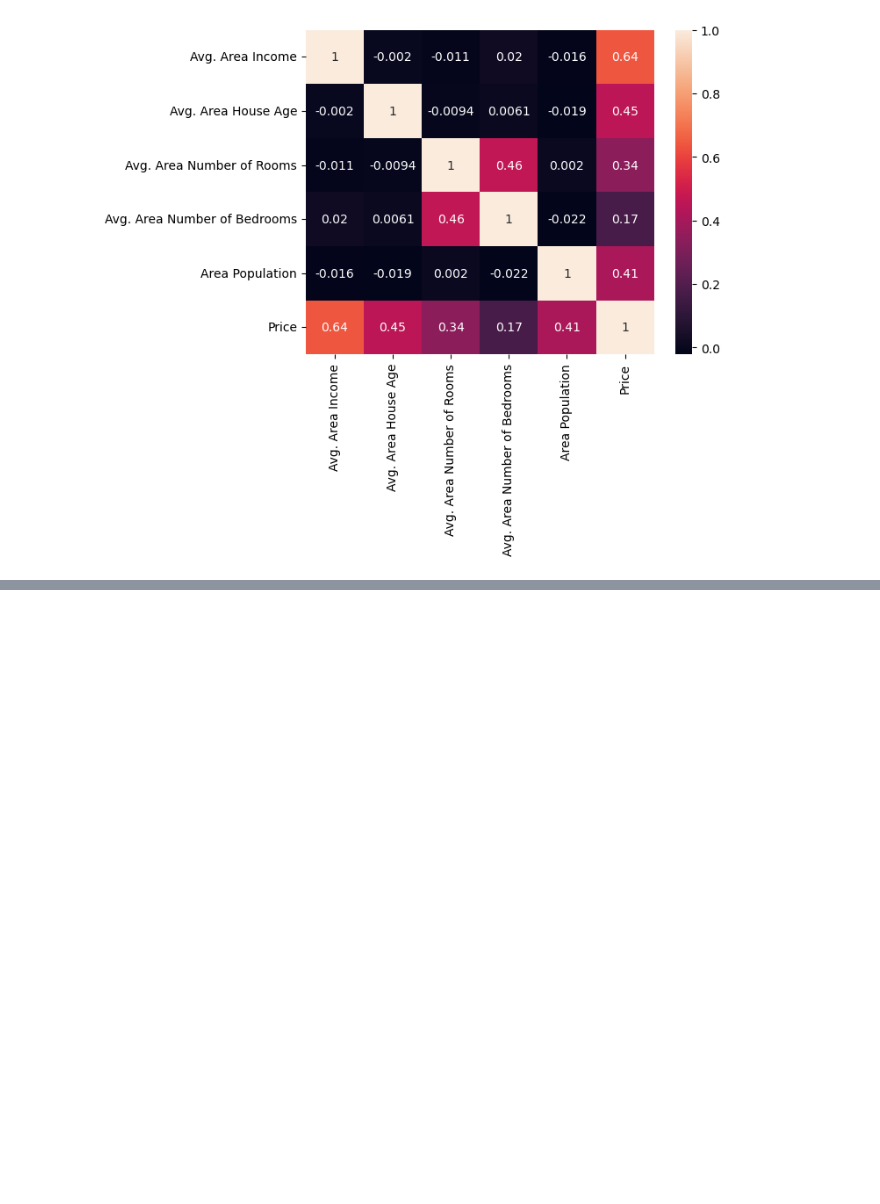
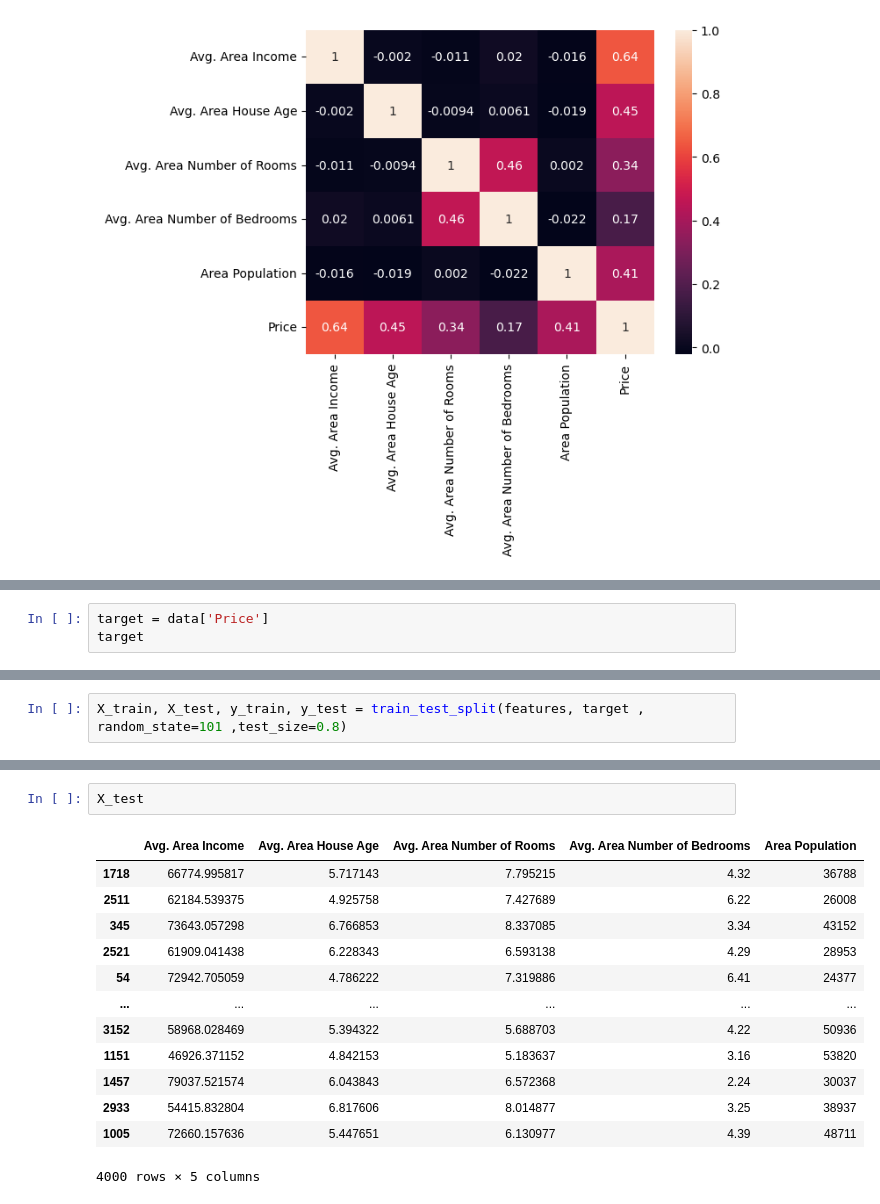
Before and after one commit to alex46x/Space, a Jupyter notebook: 04_AI_and_ML/Machine_Learning/USA_Housing/model.ipynb, the cells around one changed output, grey strips where cells are left out. Saved outputs shown, nothing was run; the diff lists cells and outputs as text; blank space fills up the shorter version.

```diff
--- a/04_AI_and_ML/Machine_Learning/USA_Housing/model.ipynb
+++ b/04_AI_and_ML/Machine_Learning/USA_Housing/model.ipynb
@@ -93,0 +126,3 @@ sns.heatmap(corr ,annot=True)
+# %%
+target = data['Price']
+target
@@ -93,0 +142,2 @@ sns.heatmap(corr ,annot=True)
+# %%
+X_train, X_test, y_train, y_test = train_test_split(features, target , random_state=101 ,test_size=0.8)
@@ -93,0 +184,16 @@ sns.heatmap(corr ,annot=True)
+# %%
+X_test
+# %% [output]
+|  | Avg. Area Income | Avg. Area House Age | Avg. Area Number of Rooms | Avg. Area Number of Bedrooms | Area Population |
+| 1718 | 66774.995817 | 5.717143 | 7.795215 | 4.32 | 36788 |
+| 2511 | 62184.539375 | 4.925758 | 7.427689 | 6.22 | 26008 |
+| 345 | 73643.057298 | 6.766853 | 8.337085 | 3.34 | 43152 |
+| 2521 | 61909.041438 | 6.228343 | 6.593138 | 4.29 | 28953 |
+| 54 | 72942.705059 | 4.786222 | 7.319886 | 6.41 | 24377 |
+| ... | ... | ... | ... | ... | ... |
+| 3152 | 58968.028469 | 5.394322 | 5.688703 | 4.22 | 50936 |
+| 1151 | 46926.371152 | 4.842153 | 5.183637 | 3.16 | 53820 |
+| 1457 | 79037.521574 | 6.043843 | 6.572368 | 2.24 | 30037 |
+| 2933 | 54415.832804 | 6.817606 | 8.014877 | 3.25 | 38937 |
+| 1005 | 72660.157636 | 5.447651 | 6.130977 | 4.39 | 48711 |
+4000 rows × 5 columns
```
Also changed, not shown: parts of 8 cells of this notebook.
